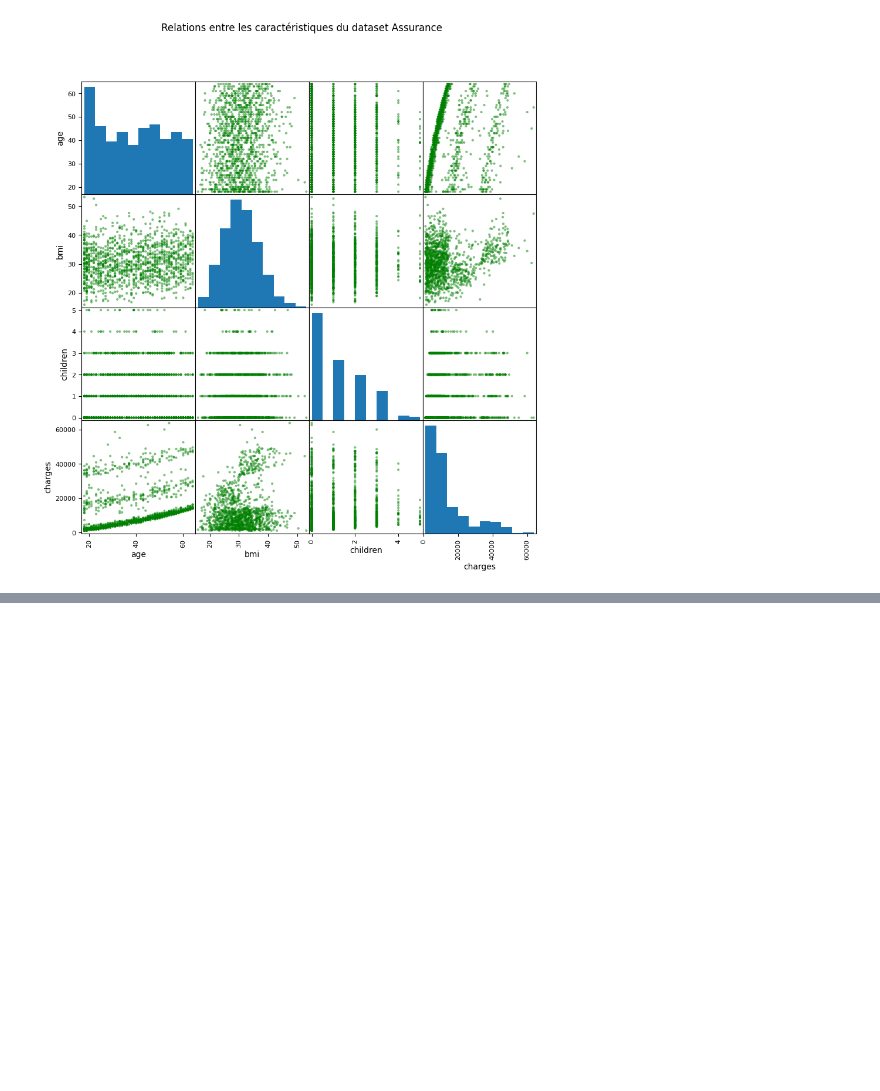
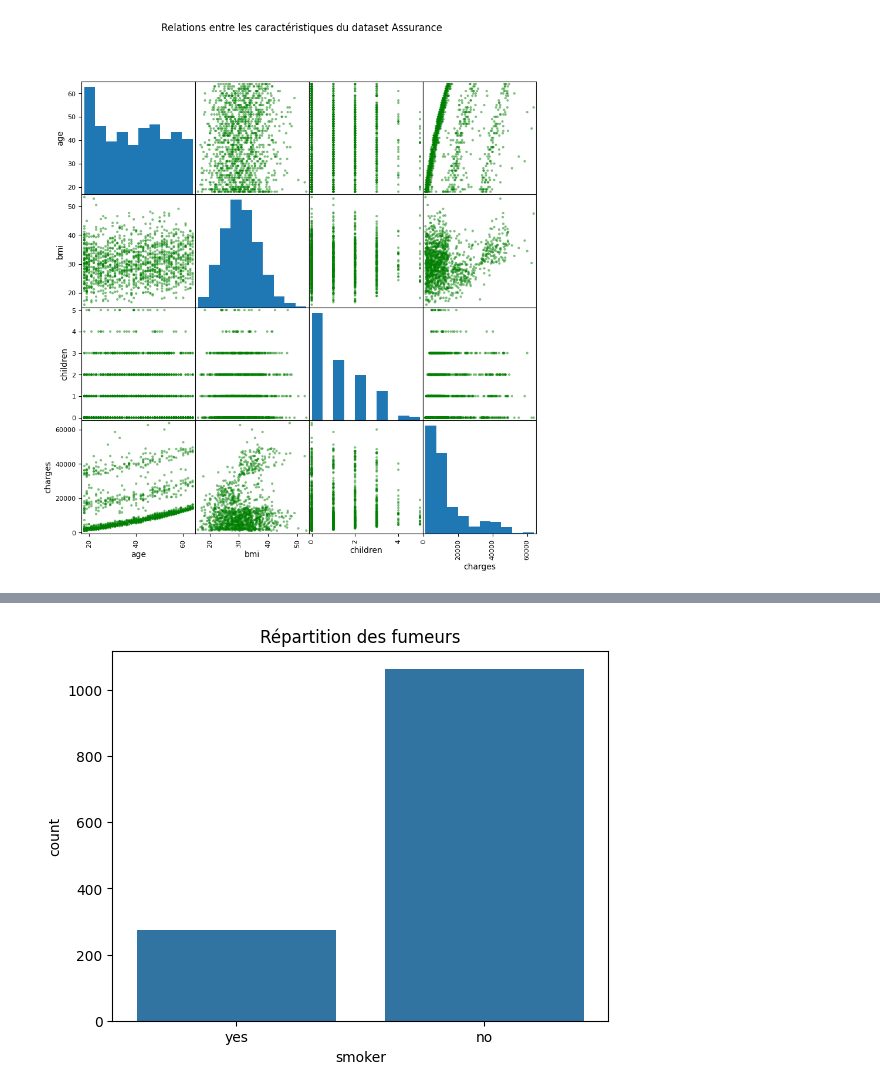
Before and after one commit to son-of-mountain/ml-labs, a Jupyter notebook: Lab1/linear-regression.ipynb, the cells around one changed output, grey strips where cells are left out. Saved outputs shown, nothing was run; the diff lists cells and outputs as text; code cells hidden in the pictures; blank space fills up the shorter version.

```diff
--- a/Lab1/linear-regression.ipynb
+++ b/Lab1/linear-regression.ipynb
@@ -53,0 +145,94 @@ plt.show()
+# %%
+import pandas as pd
+import seaborn as sns
+import matplotlib.pyplot as plt
+from scipy.stats import zscore
+
+# Charger le dataset
+data = pd.read_csv("insurance.csv")
+
+# ----------------------------------------
+# 1. Statistiques descriptives
+# ----------------------------------------
+print("Statistiques descriptives des variables numériques :\n")
+print(data.describe())
+
+# ----------------------------------------
+# 2. Analyse des variables catégoriques
+# ----------------------------------------
+
+# Répartition des variables catégoriques
+print("\nRépartition des sexes :\n", data['sex'].value_counts())
+print("\nRépartition des fumeurs :\n", data['smoker'].value_counts())
+print("\nRépartition par région :\n", data['region'].value_counts())
+
+# Visualisation des variables catégoriques
+sns.countplot(x='smoker', data=data)
+plt.title("Répartition des fumeurs")
+plt.show()
+
+sns.countplot(x='region', data=data)
+plt.title("Répartition des régions")
+plt.show()
+
+# ----------------------------------------
+# 3. Relation entre variables catégoriques et cibles
+# ----------------------------------------
+
+# Impact du statut de fumeur sur les charges
+sns.boxplot(x='smoker', y='charges', data=data)
+plt.title("Charges selon le statut de fumeur")
+plt.show()
+
+# Impact de la région sur les charges
+sns.boxplot(x='region', y='charges', data=data)
+plt.title("Charges selon la région")
+plt.show()
+
+# ----------------------------------------
+# 4. Relation entre variables numériques et cibles
+# ----------------------------------------
+
+# Scatterplot : âge vs charges
+sns.scatterplot(x='age', y='charges', hue='smoker', data=data)
+plt.title("Relation entre l'âge et les charges (fumeurs et non-fumeurs)")
+plt.show()
+
+# Scatterplot : BMI vs charges
+sns.scatterplot(x='bmi', y='charges', hue='smoker', data=data)
+plt.title("Relation entre le BMI et les charges (fumeurs et non-fumeurs)")
+plt.show()
+
+# Matrice de corrélation
+correlation_matrix = data[['age', 'bmi', 'charges']].corr()
+sns.heatmap(correlation_matrix, annot=True, cmap="coolwarm")
+plt.title("Matrice de corrélation")
+plt.show()
+
+# ----------------------------------------
+# 5. Détection des anomalies (outliers)
+# ----------------------------------------
+
+# Boxplot pour les charges
+sns.boxplot(y='charges', data=data)
+plt.title("Boxplot des charges")
+plt.show()
+
+# Boxplot pour le BMI
+sns.boxplot(y='bmi', data=data)
+plt.title("Boxplot du BMI")
+plt.show()
+
+# Détection des outliers avec Z-Score
+data['zscore_charges'] = zscore(data['charges'])
+outliers = data[data['zscore_charges'].abs() > 3]
+print("\nOutliers détectés :\n", outliers)
+
+# ----------------------------------------
+# Résumé
+# ----------------------------------------
+print("\nRésumé de l'EDA :")
+print("- Variables numériques analysées : age, bmi, charges")
+print("- Variables catégoriques importantes : smoker, region")
+print("- Outliers détectés dans charges et bmi")
+# %% [output]
@@ -53,0 +256 @@ plt.show()
+[figure, added]
```
Also changed, not shown: parts of 20 cells of this notebook, 1 other file.
